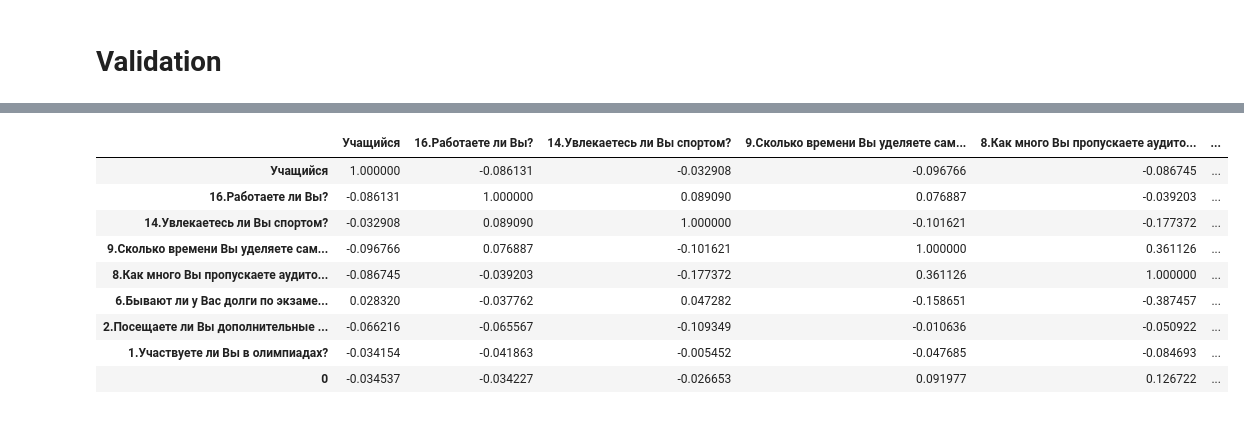
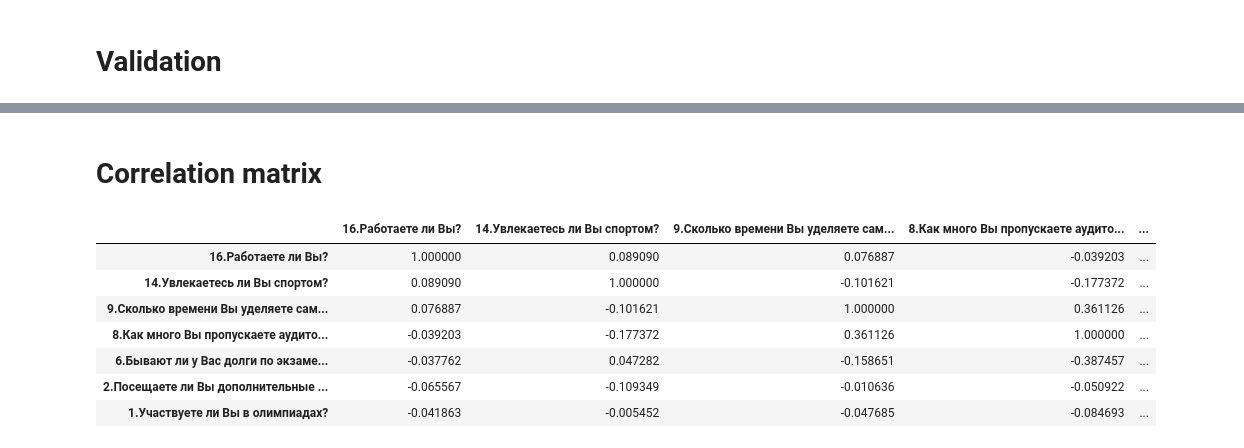
Before and after one commit to alexgiving/coursework_3, a Jupyter notebook: 3course.ipynb, the cells around one changed output, grey strips where cells are left out. Cells and saved outputs as stored; diff of their text form; code cells hidden in the pictures.

```diff
--- a/3course.ipynb
+++ b/3course.ipynb
@@ -15,7 +25,7 @@ from sklearn.metrics import mean_squared_error, mean_absolute_error, r2_score
 # Preprocessing
 # %%
 # Import dataset
-data = pd.read_excel('dataset_norm.xlsx')
+data = pd.read_excel('src/dataset_norm.xlsx')
 
 # Define minimal mark
 min_mark = 4
@@ -417 +441,7 @@ I decided to use model X due to its metrix
+# %%
+# save the model to disk
+filename = f'{build_path}/DecisionTreeClassifier.sav'
+pickle.dump(my_model, open(filename, 'wb'))
+
+#my_model = pickle.load(open(filename, 'rb'))
 # %%
@@ -460,24 +531,42 @@ There were 0 from 35 error(s)!
+# %% [markdown]
+# Correlation matrix
+# %%
+def exists(path):
+    try:
+        os.stat(path)
+    except OSError:
+        return False
+    return True
 # %%
 # Replace all text output to index
+# Used for outputing correlation matrix
 label_encoder = LabelEncoder()
-s = (data.dtypes == 'object')
+label_data = data.copy()
+
+label_data = label_data.iloc[:,1:]
+s = (label_data.dtypes == 'object')
 object_cols = list(s[s].index)
-label_data = data.copy()
+
 for col in object_cols:
-    label_encoder.fit(data[col])
-    label_data[col] = label_encoder.transform(data[col])
+    filename = f"{build_path}/{col.replace('/', '-')}_class_linear_encoder.npy"
+    if exists(filename):
+        label_encoder.classes_ = np.load(filename, allow_pickle=True)
+    else:
+        label_encoder.fit(data[col])
+#   always:
+    label_data[col] = label_encoder.transform(label_data[col])
 
+
+# Creating correlation matrix
 rs = np.random.RandomState(0)
 corr = label_data.corr()
 corr.style.background_gradient(cmap='coolwarm', axis=None)
 # %% [output]
-|  | Учащийся | 16.Работаете ли Вы? | 14.Увлекаетесь ли Вы спортом? | 9.Сколько времени Вы уделяете сам... | 8.Как много Вы пропускаете аудито... | ... |
-| Учащийся | 1.000000 | -0.086131 | -0.032908 | -0.096766 | -0.086745 | ... |
-| 16.Работаете ли Вы? | -0.086131 | 1.000000 | 0.089090 | 0.076887 | -0.039203 | ... |
-| 14.Увлекаетесь ли Вы спортом? | -0.032908 | 0.089090 | 1.000000 | -0.101621 | -0.177372 | ... |
-| 9.Сколько времени Вы уделяете сам... | -0.096766 | 0.076887 | -0.101621 | 1.000000 | 0.361126 | ... |
-| 8.Как много Вы пропускаете аудито... | -0.086745 | -0.039203 | -0.177372 | 0.361126 | 1.000000 | ... |
-| 6.Бывают ли у Вас долги по экзаме... | 0.028320 | -0.037762 | 0.047282 | -0.158651 | -0.387457 | ... |
-| 2.Посещаете ли Вы дополнительные ... | -0.066216 | -0.065567 | -0.109349 | -0.010636 | -0.050922 | ... |
-| 1.Участвуете ли Вы в олимпиадах? | -0.034154 | -0.041863 | -0.005452 | -0.047685 | -0.084693 | ... |
-| 0 | -0.034537 | -0.034227 | -0.026653 | 0.091977 | 0.126722 | ... |
+|  | 16.Работаете ли Вы? | 14.Увлекаетесь ли Вы спортом? | 9.Сколько времени Вы уделяете сам... | 8.Как много Вы пропускаете аудито... | ... |
+| 16.Работаете ли Вы? | 1.000000 | 0.089090 | 0.076887 | -0.039203 | ... |
+| 14.Увлекаетесь ли Вы спортом? | 0.089090 | 1.000000 | -0.101621 | -0.177372 | ... |
+| 9.Сколько времени Вы уделяете сам... | 0.076887 | -0.101621 | 1.000000 | 0.361126 | ... |
+| 8.Как много Вы пропускаете аудито... | -0.039203 | -0.177372 | 0.361126 | 1.000000 | ... |
+| 6.Бывают ли у Вас долги по экзаме... | -0.037762 | 0.047282 | -0.158651 | -0.387457 | ... |
+| 2.Посещаете ли Вы дополнительные ... | -0.065567 | -0.109349 | -0.010636 | -0.050922 | ... |
+| 1.Участвуете ли Вы в олимпиадах? | -0.041863 | -0.005452 | -0.047685 | -0.084693 | ... |
```
Also changed, not shown: parts of 30 cells of this notebook, 5 other files.
